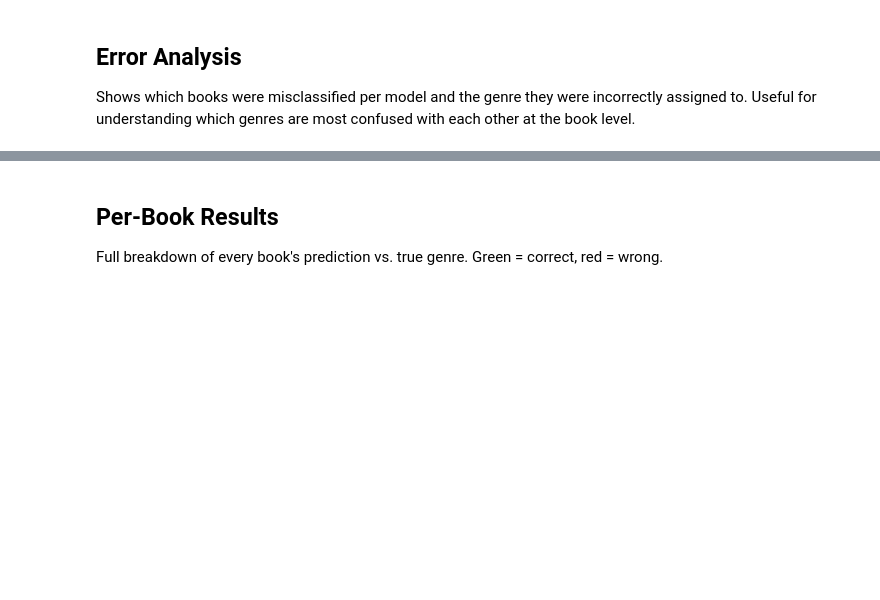
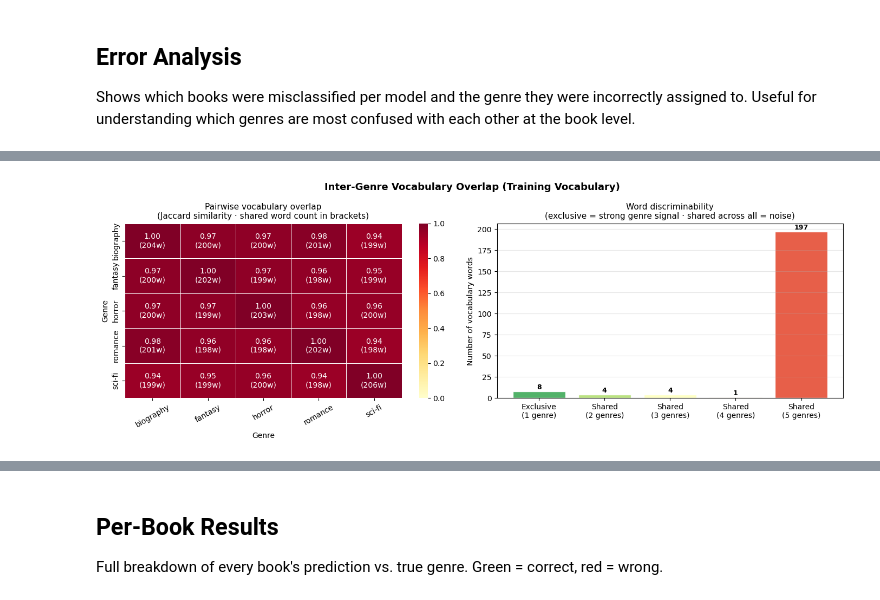
Before and after one commit to RakanAT/DataScienceApplications-Group4, a Jupyter notebook: Assignment 1/Batch Evaluation.ipynb, the cells around one changed output, grey strips where cells are left out. Drawn from its saved outputs; the diff is of its cells as text; code cells hidden in the pictures; blank space fills up the shorter version.

```diff
--- a/Assignment 1/Batch Evaluation.ipynb
+++ b/Assignment 1/Batch Evaluation.ipynb
@@ -407,0 +599,80 @@ for col, name in MODEL_COLS.items():
+# %%
+# ── Inter-Genre Vocabulary Overlap ────────────────────────────────────────────
+# Reconstruct ordered vocabulary list from the fitted vectorizer (index → word)
+vocab_list = sorted(vec.vocabulary_, key=lambda w: vec.vocabulary_[w])
+
+# Load training partitions to compute which words each genre actually uses
+_parts_df = pd.read_csv('TestingData/partitions.csv')
+_X_tr     = vec.transform(_parts_df['text'].tolist())
+_y_tr     = _parts_df['genre'].tolist()
+
+genre_word_sets = {}
+for genre in GENRES:
+    col_sums = np.asarray(_X_tr[np.array(_y_tr) == genre].sum(axis=0)).flatten()
+    genre_word_sets[genre] = set(np.where(col_sums > 0)[0].tolist())
+
+# Pairwise absolute overlap count and Jaccard similarity
+n = len(GENRES)
+overlap_count   = np.zeros((n, n), dtype=int)
+overlap_jaccard = np.zeros((n, n))
+for i, g1 in enumerate(GENRES):
+    for j, g2 in enumerate(GENRES):
+        inter = len(genre_word_sets[g1] & genre_word_sets[g2])
+        union = len(genre_word_sets[g1] | genre_word_sets[g2])
+        overlap_count[i, j]   = inter
+        overlap_jaccard[i, j] = inter / union if union else 0.0
+
+# Word discriminability: how many genres each vocabulary word appears in
+word_genre_count = np.zeros(vocab_size, dtype=int)
+for ws in genre_word_sets.values():
+    for idx in ws:
+        word_genre_count[idx] += 1
+
+fig, axes = plt.subplots(1, 2, figsize=(14, 5))
+
+# Left: Jaccard heatmap annotated with Jaccard + raw count
+annot = np.array([[f'{overlap_jaccard[i,j]:.2f}\n({overlap_count[i,j]}w)'
+                   for j in range(n)] for i in range(n)])
+sns.heatmap(overlap_jaccard, annot=annot, fmt='', cmap='YlOrRd',
+            xticklabels=GENRES, yticklabels=GENRES,
+            linewidths=0.5, vmin=0, vmax=1, ax=axes[0])
+axes[0].set_title('Pairwise vocabulary overlap\n(Jaccard similarity · shared word count in brackets)', fontsize=11)
+axes[0].set_xlabel('Genre')
+axes[0].set_ylabel('Genre')
+axes[0].tick_params(axis='x', rotation=30)
+
+# Right: word discriminability histogram
+disc = [(k, int((word_genre_count == k).sum())) for k in range(1, n + 1)]
+disc = [(k, c) for k, c in disc if c > 0]
+ks, cs = zip(*disc)
+bar_colors = plt.cm.RdYlGn(np.linspace(0.85, 0.15, len(ks)))
+bars = axes[1].bar(range(len(ks)), cs, color=bar_colors, edgecolor='white', alpha=0.9)
+for bar, c in zip(bars, cs):
+    axes[1].text(bar.get_x() + bar.get_width()/2, bar.get_height() + 0.5,
+                 str(c), ha='center', va='bottom', fontsize=9, fontweight='bold')
+axes[1].set_xticks(range(len(ks)))
+axes[1].set_xticklabels(['Exclusive\n(1 genre)' if k == 1 else f'Shared\n({k} genres)' for k in ks])
+axes[1].set_ylabel('Number of vocabulary words')
+axes[1].set_title('Word discriminability\n(exclusive = strong genre signal · shared across all = noise)', fontsize=11)
+axes[1].grid(axis='y', alpha=0.3)
+
+fig.suptitle('Inter-Genre Vocabulary Overlap (Training Vocabulary)', fontsize=13, fontweight='bold')
+plt.tight_layout()
+plt.savefig('images/batch_eval_vocab_genre_overlap.png', dpi=150, bbox_inches='tight')
+plt.show()
+print('Saved: images/batch_eval_vocab_genre_overlap.png')
+
+print(f"\nGenre vocabulary sizes (training):")
+for g in GENRES:
+    print(f"  {g:12}: {len(genre_word_sets[g]):4d} / {vocab_size} words covered")
+
+print(f"\nWord discriminability breakdown:")
+for k, c in disc:
+    label = "exclusive to 1 genre" if k == 1 else f"shared across {k} genres"
+    print(f"  {c:4d} words {label} ({c/vocab_size:.1%} of vocabulary)")
+
+words_in_all = [vocab_list[i] for i, cnt in enumerate(word_genre_count) if cnt == n]
+if words_in_all:
+    print(f"\n  Words in ALL {n} genres ({len(words_in_all)}): {', '.join(words_in_all)}")
+# %% [output]
+[figure, added]
```
Also changed, not shown: parts of 15 cells of this notebook, 20 other files.
